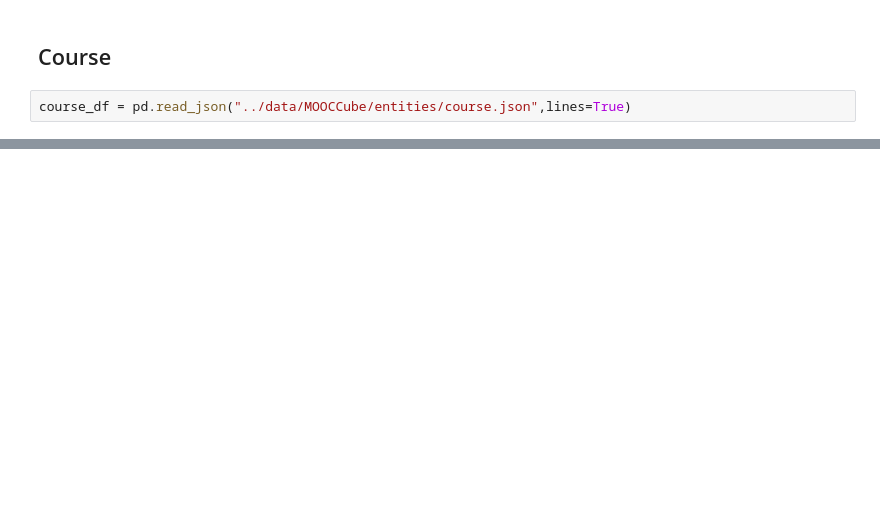
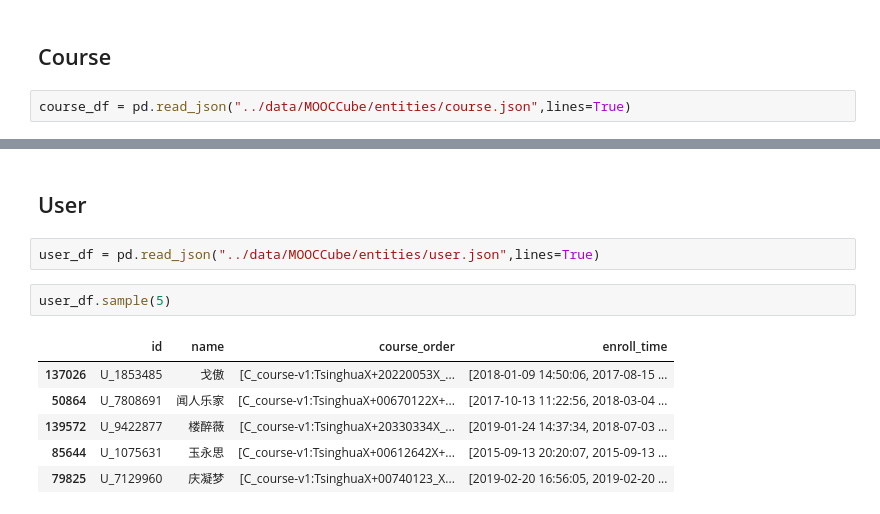
Before and after one commit to SantiagoPardo726/Tesis, a Jupyter notebook: notebooks/MOOCCubeExploration.ipynb, the cells around one changed output, grey strips where cells are left out. Cells and saved outputs as stored; diff of their text form; blank space fills up the shorter version.

```diff
--- a/notebooks/MOOCCubeExploration.ipynb
+++ b/notebooks/MOOCCubeExploration.ipynb
@@ -68,0 +117,13 @@ course_df.head(5)
+# %% [markdown]
+## User
+# %%
+user_df = pd.read_json("../data/MOOCCube/entities/user.json",lines=True)
+# %%
+user_df.sample(5)
+# %% [output]
+|  | id | name | course_order | enroll_time |
+| 137026 | U_1853485 | 戈傲 | [C_course-v1:TsinghuaX+20220053X_... | [2018-01-09 14:50:06, 2017-08-15 ... |
+| 50864 | U_7808691 | 闻人乐家 | [C_course-v1:TsinghuaX+00670122X+... | [2017-10-13 11:22:56, 2018-03-04 ... |
+| 139572 | U_9422877 | 楼醉薇 | [C_course-v1:TsinghuaX+20330334X_... | [2019-01-24 14:37:34, 2018-07-03 ... |
+| 85644 | U_1075631 | 玉永思 | [C_course-v1:TsinghuaX+00612642X+... | [2015-09-13 20:20:07, 2015-09-13 ... |
+| 79825 | U_7129960 | 庆凝梦 | [C_course-v1:TsinghuaX+00740123_X... | [2019-02-20 16:56:05, 2019-02-20 ... |
```
Also changed, not shown: parts of 17 cells of this notebook, 1 other file.
